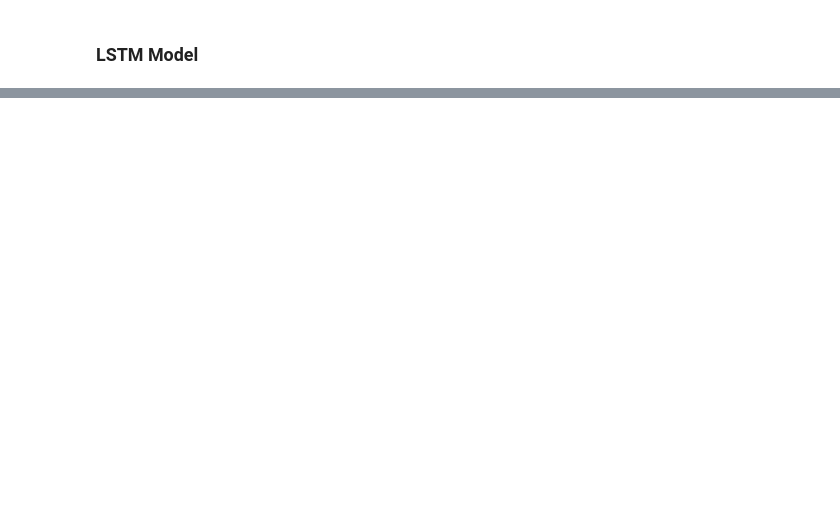
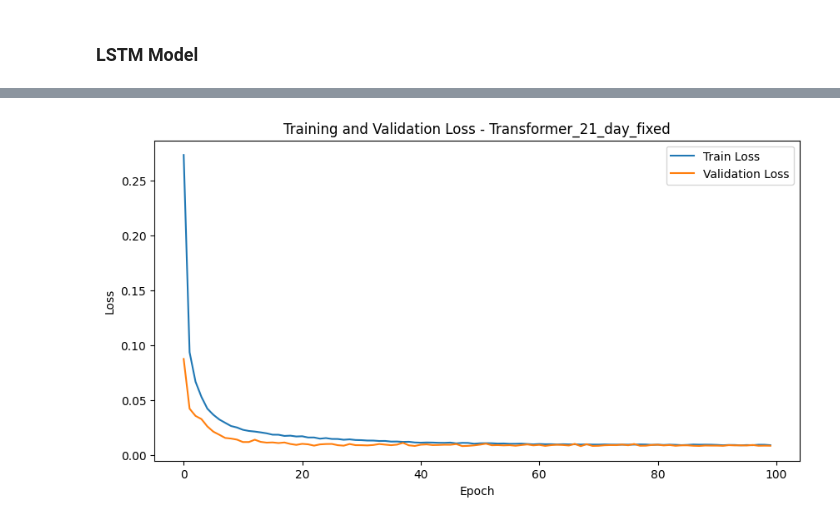
Before and after one commit to knuutti/stock-market-forecasting, a Jupyter notebook: project.ipynb, the cells around one changed output, grey strips where cells are left out. Cells and saved outputs as stored; diff of their text form; code cells hidden in the pictures; blank space fills up the shorter version.

```diff
--- a/project.ipynb
+++ b/project.ipynb
@@ -861,0 +893,17 @@ Test MAE: 5.5542
+# %%
+X_train_21_raw, y_train_21_raw, X_val_21_raw, y_val_21_raw, X_test_21_raw, y_test_21_raw = get_train_val_test(X.values, y.values, n_past, n_future_21)
+
+X_train_21_corrected, X_val_21_corrected, X_test_21_corrected, y_train_21_corrected, y_val_21_corrected, y_test_21_corrected, y_scaler_21_corrected = normalize_data_correctly(
+    X_train_21_raw, X_val_21_raw, X_test_21_raw,
+    y_train_21_raw, y_val_21_raw, y_test_21_raw,
+    non_cyclical_idx_corrected
+)
+
+train_dataset_21_corrected = TensorDataset(torch.tensor(X_train_21_corrected, dtype=torch.float32), torch.tensor(y_train_21_corrected, dtype=torch.float32))
+train_loader_21_corrected = DataLoader(train_dataset_21_corrected, batch_size=batch_size, shuffle=True)
+
+val_dataset_21_corrected = TensorDataset(torch.tensor(X_val_21_corrected, dtype=torch.float32), torch.tensor(y_val_21_corrected, dtype=torch.float32))
+val_loader_21_corrected = DataLoader(val_dataset_21_corrected, batch_size=batch_size, shuffle=False)
+
+test_dataset_21_corrected = TensorDataset(torch.tensor(X_test_21_corrected, dtype=torch.float32), torch.tensor(y_test_21_corrected, dtype=torch.float32))
+test_loader_21_corrected = DataLoader(test_dataset_21_corrected, batch_size=1, shuffle=False)
@@ -861,0 +954,27 @@ Test MAE: 5.5542
+# %%
+# Train 21-day Transformer model with corrected data
+print("Training 21-day Transformer model (fixed)...")
+
+model_transformer_21_fixed = TransformerModel(
+    input_size=n_features,
+    d_model=128,
+    nhead=8,
+    num_layers=2,
+    dim_feedforward=512,
+    output_size=n_future_21
+)
+
+optimizer_transformer_21_fixed = torch.optim.Adam(model_transformer_21_fixed.parameters(), lr=1e-4)
+scheduler_transformer_21_fixed = torch.optim.lr_scheduler.ReduceLROnPlateau(optimizer_transformer_21_fixed, mode='min', factor=0.5, patience=10)
+
+model_transformer_21_fixed = train_model(
+    model_transformer_21_fixed,
+    train_loader_21_corrected,
+    val_loader_21_corrected,
+    optimizer_transformer_21_fixed,
+    criterion,
+    scheduler_transformer_21_fixed,
+    num_epochs,
+    'Transformer_21_day'
+)
+# %% [output]
@@ -861,0 +998 @@ Test MAE: 5.5542
+[figure, added]
```
Also changed, not shown: parts of 15 cells of this notebook, 6 other files.
